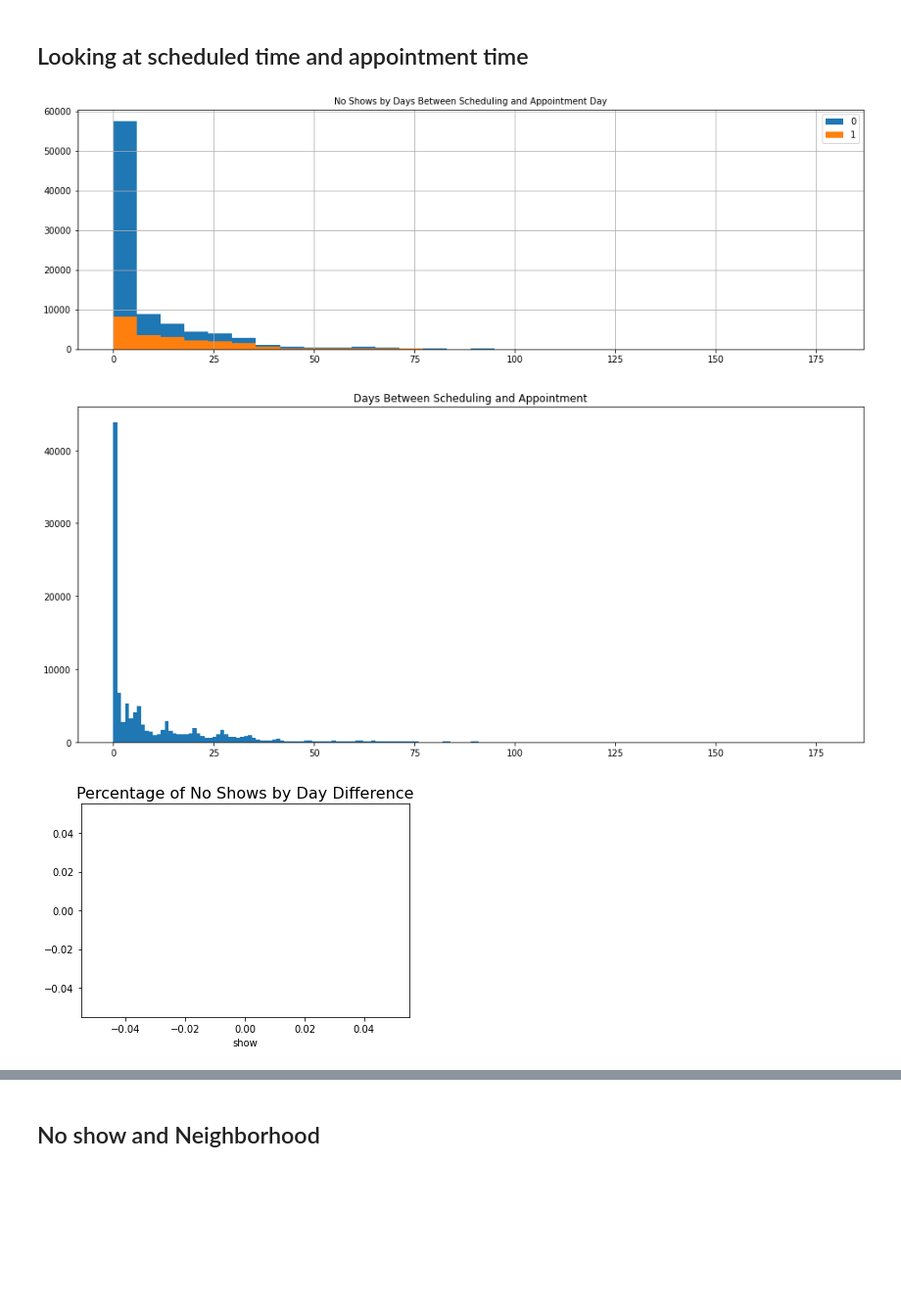
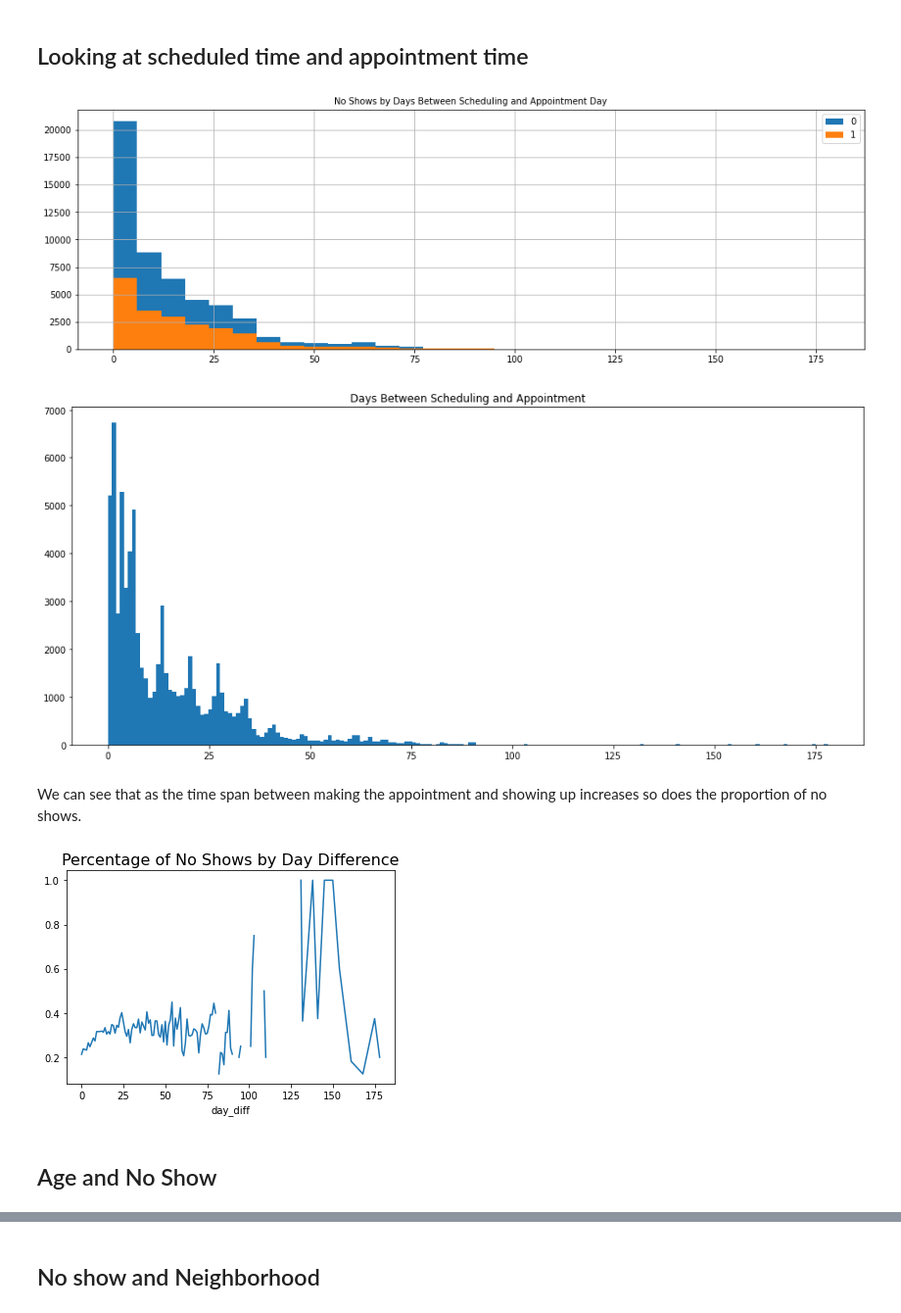
Before and after one commit to mgalaviz1/my_work, a Jupyter notebook: capstone2/predicting_no_shows.ipynb, the cells around one changed output, grey strips where cells are left out. Shown: that part at 98% size. Saved outputs shown, nothing was run; the diff lists cells and outputs as text; code cells hidden in the pictures; blank space fills up the shorter version.

```diff
--- a/capstone2/predicting_no_shows.ipynb
+++ b/capstone2/predicting_no_shows.ipynb
@@ -367,3 +376,7 @@ df['show'] = df.show.transform(lambda x: int(x =='Yes'))
+# %%
+# changin patient Id to object
+
+df['PatientId'] = df['PatientId'].astype(object)
 # %% [markdown]
 Converting to datetime data type and creating day of week variables.
 # %%
@@ -404,7 +417,3 @@ df.day_diff.value_counts()
  126        1
  131        1
 Name: day_diff, Length: 129, dtype: int64
-# %%
-# We have a scheduled hour but no appointment hour resulting in negative day intervals based on the hour.
-# Will replace with zero since negative intervals are the same day.
-df.day_diff = np.where(df.day_diff < 0, 0, df.day_diff)
@@ -419,0 +420,5 @@ df.head()
+# %%
+# There are no appointment hours in the dataset as they are all 00:00. We have the day and hour the appointment was
+# scheduled. This results in negative day differences between the two for same day appointments.
+# Will remove rows with negative day diff since replacing with the mean may distort an analysis of day_diff.
+df = df[df['day_diff'] >= 0 ]
@@ -515,25 +570,30 @@ From pairplot, we can see that variables do not have a linear relationship with
 # %% [markdown]
 ## Looking at scheduled time and appointment time
 # %%
-# plotting effect of time betweeen scheduling and appointment day on no shows
+# plotting time betweeen scheduling and appointment day on no shows which seems to show that the less time difference
+# the less no shows
 
 plt.figure(figsize=(16,5))
 df.groupby('show')['day_diff'].hist(bins=30)
 plt.title('No Shows by Days Between Scheduling and Appointment Day', size = '10')
 plt.legend(df.show.unique());
 # %% [output]
-[figure, old version]
+[figure, new version]
 # %%
 plt.figure(figsize=(16,7))
 plt.hist(x='day_diff', data=df, bins = 180)
 plt.title('Days Between Scheduling and Appointment')
 plt.show()
 # %% [output]
-[figure, old version]
+[figure, new version]
+# %% [markdown]
+We can see that as the time span between making the appointment and showing up increases so does the proportion of no shows.
 # %%
-ratio = df[df['show'] == 1].groupby(['show']).size()/df.groupby(['show']).size()
+ratio = df[df['show'] == 1].groupby(['day_diff']).size()/df.groupby(['day_diff']).size()
 ratio.plot()
 plt.title('Percentage of No Shows by Day Difference', size='16')
 plt.show()
 # %% [output]
-[figure, old version]
+[figure, new version]
+# %% [markdown]
+## Age and No Show
```
Also changed, not shown: parts of 103 cells of this notebook.
